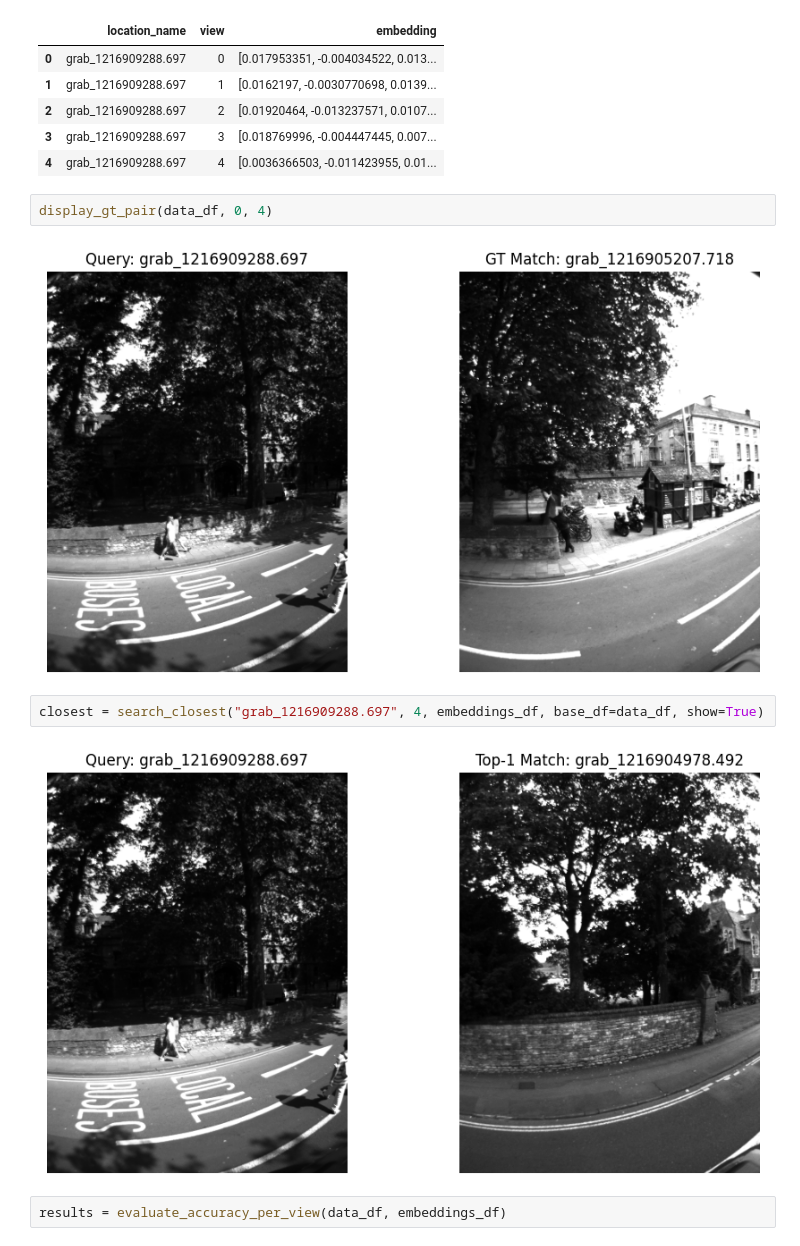
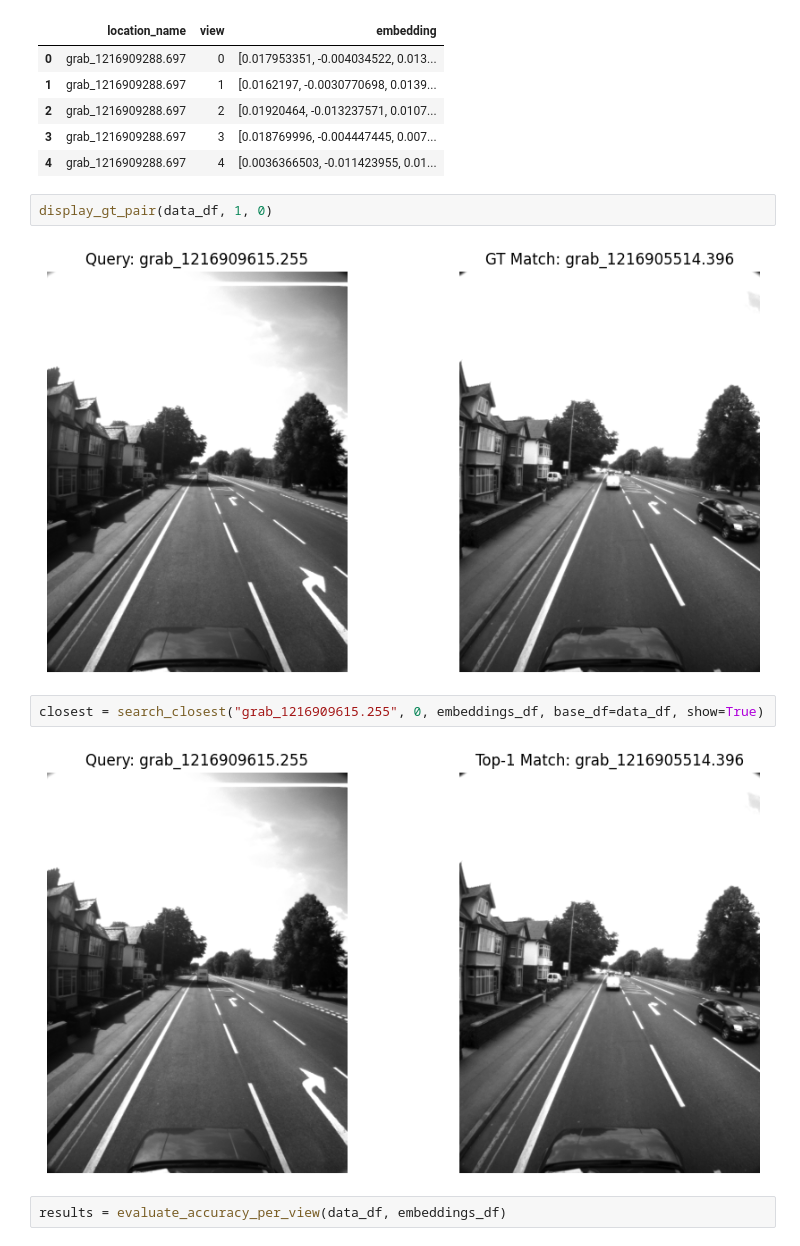
Before and after one commit to MatTheTab/scene-matching, a Jupyter notebook: openIBLpretrained.ipynb, the cells around one changed output. Saved outputs shown, nothing was run; the diff lists cells and outputs as text.

Commit message:
change to correct img display

```diff
--- a/openIBLpretrained.ipynb
+++ b/openIBLpretrained.ipynb
@@ -34,13 +34,13 @@ embeddings_df.head()
 | 3 | grab_1216909288.697 | 3 | [0.018769996, -0.004447445, 0.007... |
 | 4 | grab_1216909288.697 | 4 | [0.0036366503, -0.011423955, 0.01... |
 # %%
-display_gt_pair(data_df, 0, 4)
+display_gt_pair(data_df, 1, 0)
 # %% [output]
-[figure, old version]
+[figure, new version]
 # %%
-closest = search_closest("grab_1216909288.697", 4, embeddings_df, base_df=data_df, show=True)
+closest = search_closest("grab_1216909615.255", 0, embeddings_df, base_df=data_df, show=True)
 # %% [output]
-[figure, old version]
+[figure, new version]
 # %%
 results = evaluate_accuracy_per_view(data_df, embeddings_df)
 # %%
```
